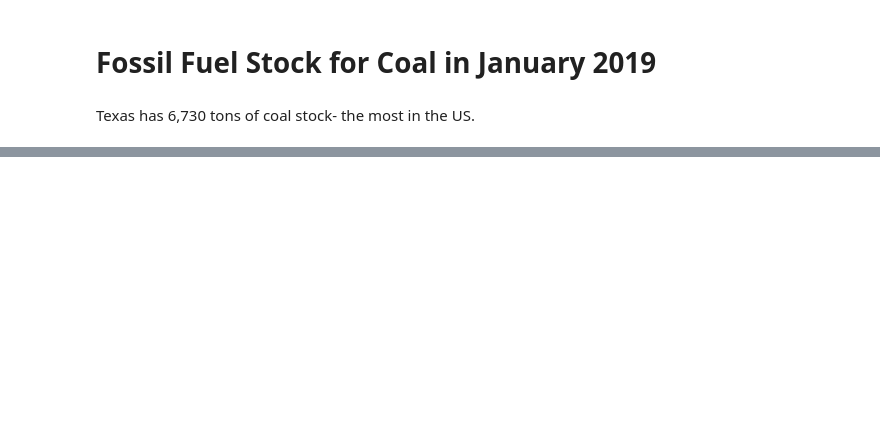
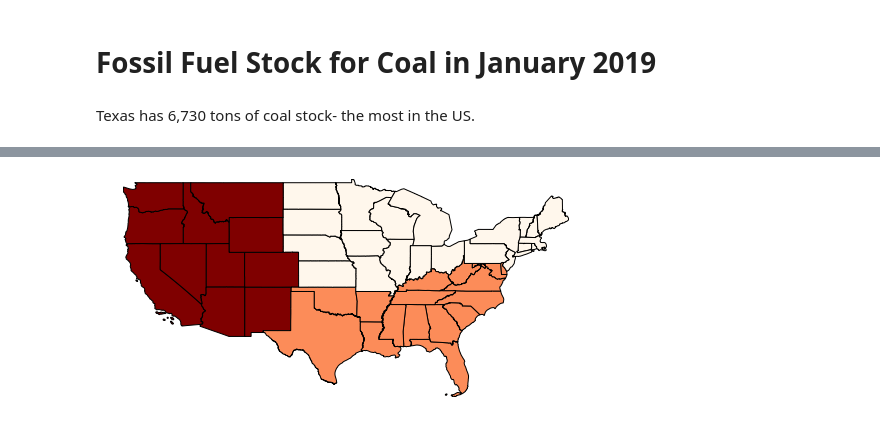
Before and after one commit to beverast/LS-DS-Unit-1, a Jupyter notebook: EIA_data.ipynb, the cells around one changed output, grey strips where cells are left out. Cells and saved outputs as stored; diff of their text form; code cells hidden in the pictures; blank space fills up the shorter version.

Commit message:
Added geodata and broken choropleth

```diff
--- a/EIA_data.ipynb
+++ b/EIA_data.ipynb
@@ -126,0 +139,5 @@ Texas has 6,730 tons of coal stock- the most in the US.
+# %%
+# geoplot choropleth test
+geoplot.choropleth(gdf, hue='REGION', cmap='OrRd', figsize=(8,4));
+# %% [output]
+[figure, added]
```
Also changed, not shown: parts of 22 cells of this notebook.
